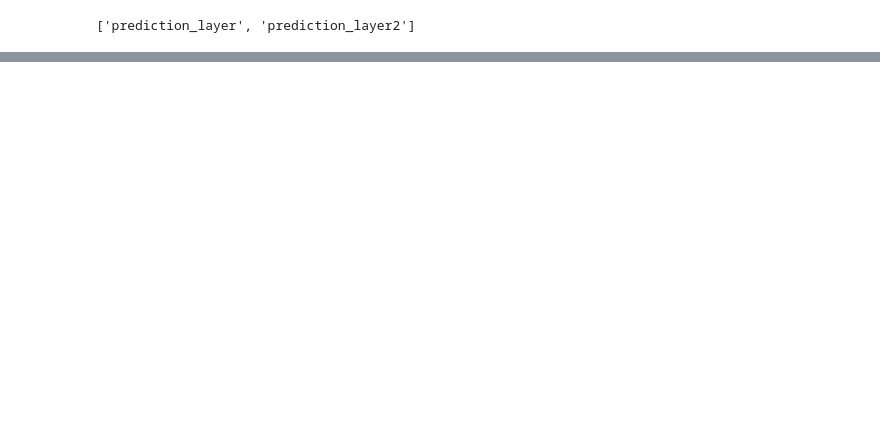
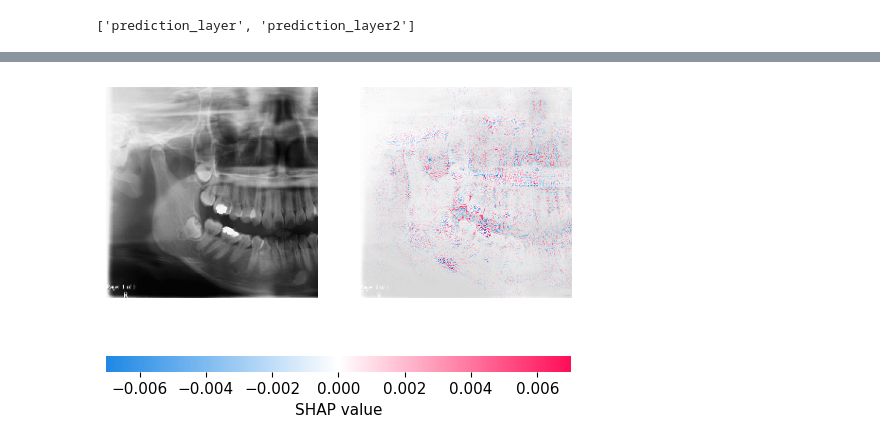
Before and after one commit to lapatradaa/shap, a Jupyter notebook: fix mean.ipynb, the cells around one changed output, grey strips where cells are left out. Drawn from its saved outputs; the diff is of its cells as text; code cells hidden in the pictures; blank space fills up the shorter version.

```diff
--- a/fix mean.ipynb
+++ b/fix mean.ipynb
@@ -488,0 +841,4 @@ import matplotlib.colors as mcolors
+# %%
+shap.image_plot(shap_values_E244_23Y_F, background_test_array[[620]])
+# %% [output]
+[figure, added]
```
Also changed, not shown: parts of 28 cells of this notebook.
